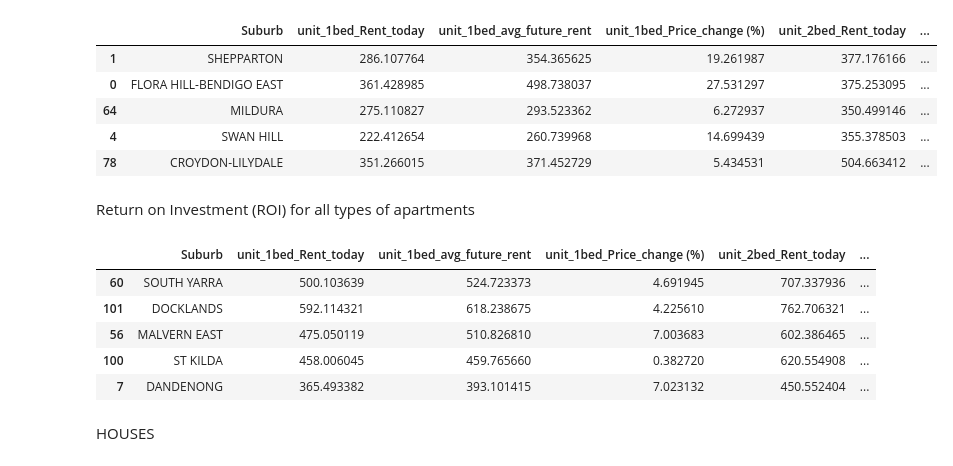
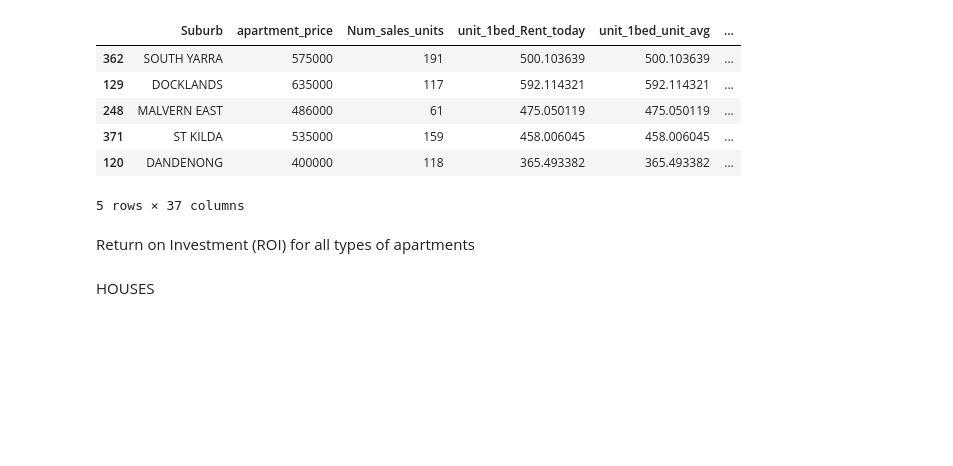
Before and after one commit to bicicow03/Group-Project-Real-Estate-Industry-Analysis, a Jupyter notebook: notebooks/evaluation_types.ipynb, the cells around one changed output. Saved outputs shown, nothing was run; the diff lists cells and outputs as text; code cells hidden in the pictures; blank space fills up the shorter version.

```diff
--- a/notebooks/evaluation_types.ipynb
+++ b/notebooks/evaluation_types.ipynb
@@ -54,31 +107,33 @@ Apartments
 # %%
-ap1bed = cleaning(unit_1bed, 'unit_1bed')
-apart_1bed = growth(ap1bed, 'unit_1bed')
+apart_1bed = growth(year_avg(cleaning(unit_1bed, 'unit_1bed'), 'unit_1bed'), 'unit_1bed')
 
-ap2bed = cleaning(unit_2bed, 'unit_2bed')
-apart_2bed = growth(ap2bed, 'unit_2bed')
+apart_2bed = growth(year_avg(cleaning(unit_2bed, 'unit_2bed'), 'unit_2bed'), 'unit_2bed')
 
-ap3bed = cleaning(unit_3bed, 'unit_3bed')
-apart_3bed = growth(ap3bed, 'unit_3bed')
+apart_3bed = growth(year_avg(cleaning(unit_3bed, 'unit_3bed'), 'unit_3bed'), 'unit_3bed')
 
 merged = apart_1bed.merge(apart_2bed, on='Suburb', how='left').merge(apart_3bed, on='Suburb', how='left')
 
-
-merged['ALL_avg_price_change(%)']=(merged['unit_1bed_Price_change (%)']
+merged['apartment_ALL_avg_price_change(%)']=(merged['unit_1bed_Price_change (%)']
                                    +merged['unit_2bed_Price_change (%)']
                                    +merged['unit_3bed_Price_change (%)'])/3
 
-merged['ALL_future_rent']=(merged['unit_1bed_avg_future_rent']
+merged['apartment_ALL_future_rent']=(merged['unit_1bed_avg_future_rent']
                                    +merged['unit_2bed_avg_future_rent']
                                    +merged['unit_3bed_avg_future_rent'])/3
 
-sorted_apartments = merged.sort_values(by='ALL_avg_price_change(%)', ascending=False)
+sorted_apartments = merged.sort_values(by='apartment_ALL_avg_price_change(%)', ascending=False)
 
 sorted_apartments.head()
+
+
+apartments = cleanPrice('apartment', sorted_apartments)
+
+apartments.head()
 # %% [output]
-|  | Suburb | unit_1bed_Rent_today | unit_1bed_avg_future_rent | unit_1bed_Price_change (%) | unit_2bed_Rent_today | ... |
-| 1 | SHEPPARTON | 286.107764 | 354.365625 | 19.261987 | 377.176166 | ... |
-| 0 | FLORA HILL-BENDIGO EAST | 361.428985 | 498.738037 | 27.531297 | 375.253095 | ... |
-| 64 | MILDURA | 275.110827 | 293.523362 | 6.272937 | 350.499146 | ... |
-| 4 | SWAN HILL | 222.412654 | 260.739968 | 14.699439 | 355.378503 | ... |
-| 78 | CROYDON-LILYDALE | 351.266015 | 371.452729 | 5.434531 | 504.663412 | ... |
+|  | Suburb | apartment_price | Num_sales_units | unit_1bed_Rent_today | unit_1bed_unit_avg | ... |
+| 362 | SOUTH YARRA | 575000 | 191 | 500.103639 | 500.103639 | ... |
+| 129 | DOCKLANDS | 635000 | 117 | 592.114321 | 592.114321 | ... |
+| 248 | MALVERN EAST | 486000 | 61 | 475.050119 | 475.050119 | ... |
+| 371 | ST KILDA | 535000 | 159 | 458.006045 | 458.006045 | ... |
+| 120 | DANDENONG | 400000 | 118 | 365.493382 | 365.493382 | ... |
+5 rows × 37 columns
@@ -106,17 +140,5 @@ def cleanPrice(name):
 # %% [markdown]
 Return on Investment (ROI) for all types of apartments
-# %%
-
-apartments = cleanPrice('apartment')
-
-apartments.head()
-# %% [output]
-|  | Suburb | unit_1bed_Rent_today | unit_1bed_avg_future_rent | unit_1bed_Price_change (%) | unit_2bed_Rent_today | ... |
-| 60 | SOUTH YARRA | 500.103639 | 524.723373 | 4.691945 | 707.337936 | ... |
-| 101 | DOCKLANDS | 592.114321 | 618.238675 | 4.225610 | 762.706321 | ... |
-| 56 | MALVERN EAST | 475.050119 | 510.826810 | 7.003683 | 602.386465 | ... |
-| 100 | ST KILDA | 458.006045 | 459.765660 | 0.382720 | 620.554908 | ... |
-| 7 | DANDENONG | 365.493382 | 393.101415 | 7.023132 | 450.552404 | ... |
 # %% [markdown]
 HOUSES
 # %%
```
Also changed, not shown: parts of 9 cells of this notebook.
